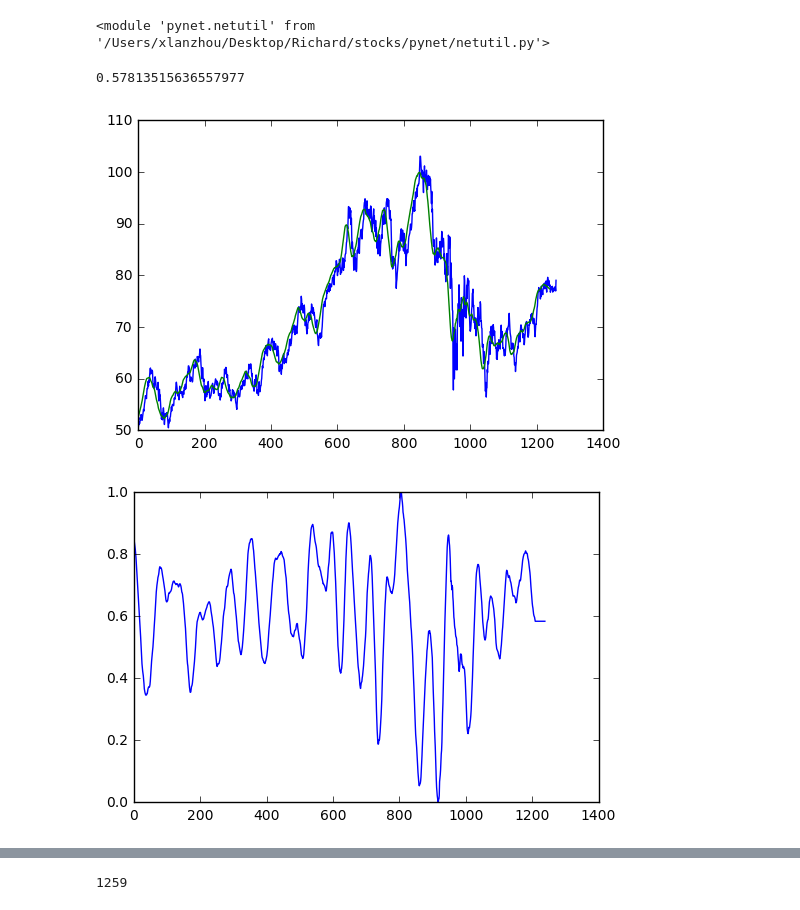
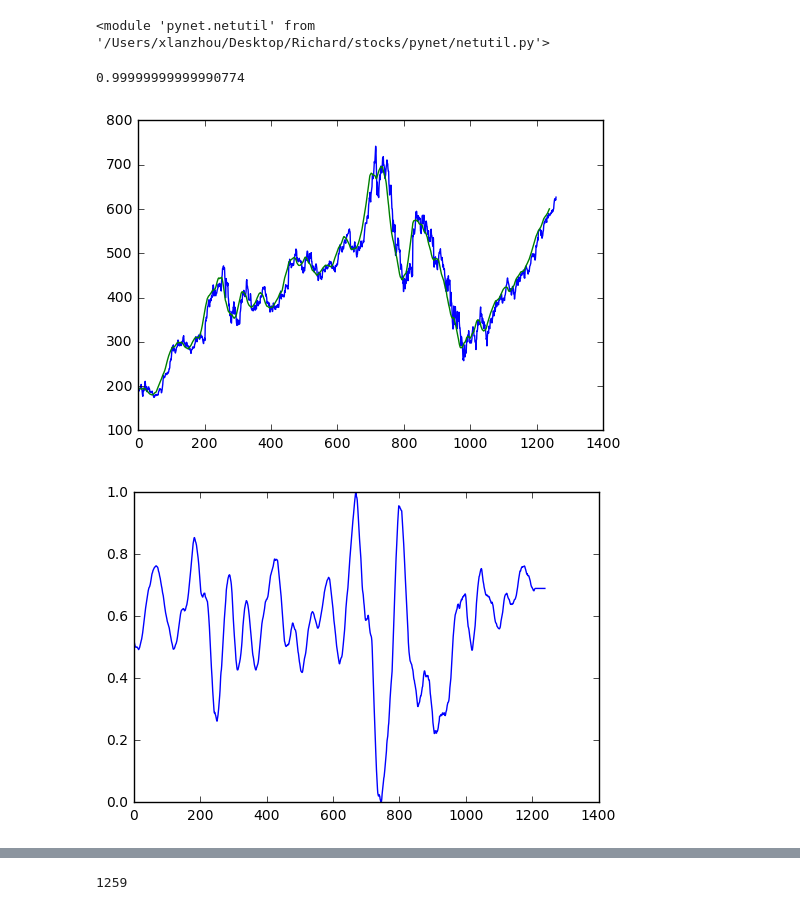
Before and after one commit to zacklukem/stocks, a Jupyter notebook: main.ipynb, the cells around one changed output, grey strips where cells are left out. Cells and saved outputs as stored; diff of their text form; code cells hidden in the pictures.

Commit message:
achieve 99.9% accuracy with Ridge model
use sklearn Ridge linear model on raw stock data to achieve 99.9% score
on testing data

```diff
--- a/main.ipynb
+++ b/main.ipynb
@@ -21,37 +21,44 @@ importlib.reload(netutil)
 # %%
 # get X and y from 2005 to 2010
 
-X = [item[4] for item in util.getStockPrice('CVX', date(2005, 1, 4), date(2010, 1, 4))]
-sma = util.calculateSMA(X, 20)
 
-y = util.createTrainingData('CVX', date(2005, 1, 4), date(2010, 1, 4), 30, 20)
+X = [item[4] for item in util.getStockPrice('GOOG', date(2005, 1, 4), date(2010, 1, 4))]
+
+y = util.createTrainingData('GOOG', date(2005, 1, 4), date(2010, 1, 4), 30, 20)
 # %%
 # train nn with stock data
 
-nn = MLPRegressor(activation='logistic')
+# nn = linear_model.SGDRegressor(alpha=0.002)
+# nn = neural_network.MLPRegressor(activation='logistic')
+nn = linear_model.Ridge()
+# nn = svm.SVR(kernel='linear')
+# nn = ensemble.AdaBoostRegressor()
+
+TRAIN = 900
+TEST = 100
 
 nn.fit(
-    [[X[j] for j in range(i, i + 30)] for i in range(len(X[:1100]))],
-    [[y[i]] * 30 for i in range(len(y[:1100]))],
+    [[X[j] for j in range(i, i + 60)] for i in range(TRAIN)],
+    y[:TRAIN]
 )
 
 nn.score(
-    [[X[j] for j in range(i, i + 30)] for i in range(len(X[1100:1200]))],
-    [[y[i]] * 30 for i in range(len(y[1100:1200]))]
+    [[X[j] for j in range(i, i + 60)] for i in range(TRAIN, TRAIN + TEST)],
+    y[TRAIN:TRAIN+TEST]
 )
 # %% [output]
-0.57813515636557977
+0.99999999999990774
 # %%
 # Plot graphs of raw stock data & simple moving average (X) and training data (y)
 plt.plot(X)
-plt.plot(sma)
+plt.plot(util.calculateSMA(X, 20))
 plt.show()
 
 plt.plot(y)
 plt.show()
 # %% [output]
-[figure, old version]
+[figure, new version]
-[figure, old version]
+[figure, new version]
 # %%
 # train with xor function for baseline score
 
```
Also changed, not shown: parts of 3 cells of this notebook.
